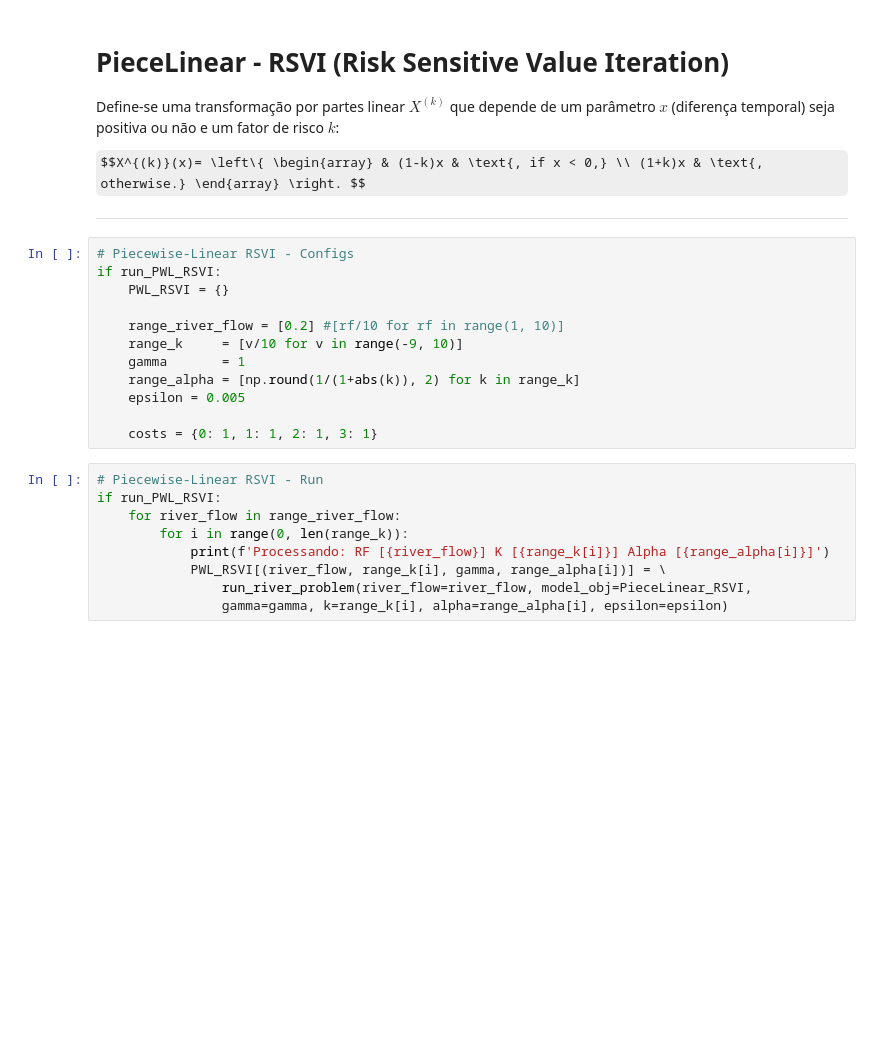
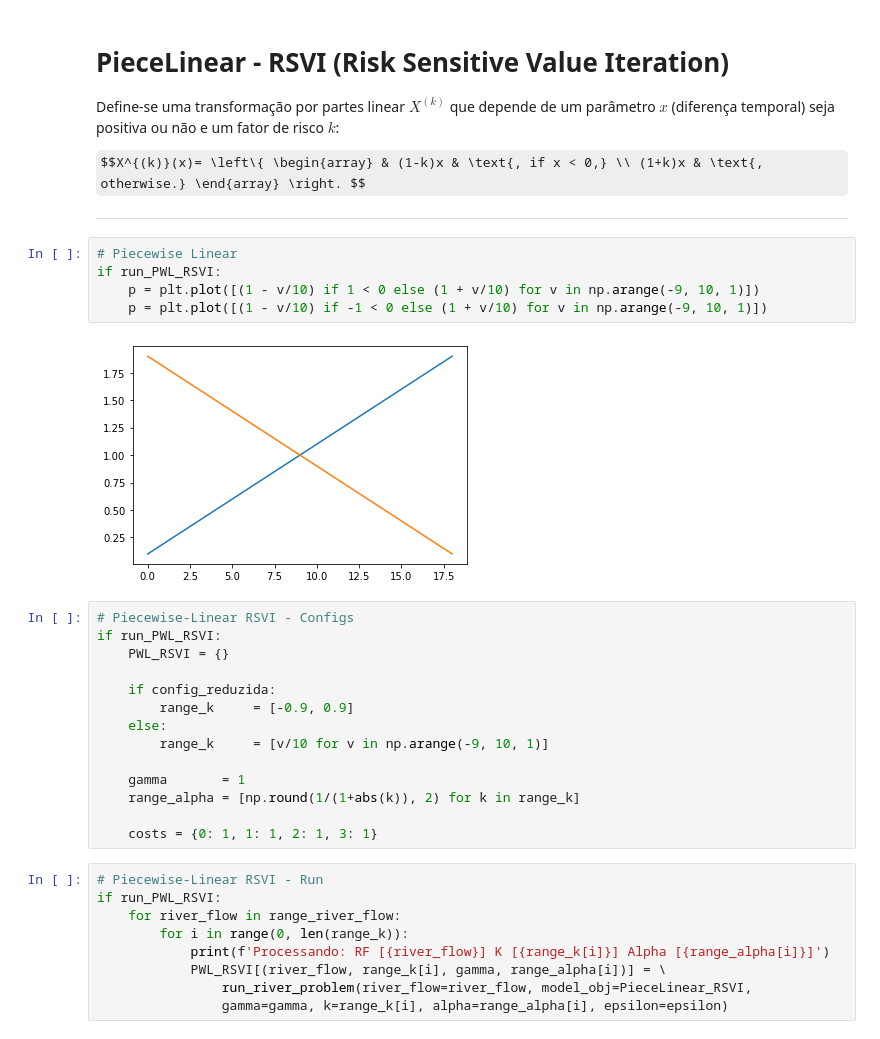
Before and after one commit to igormiyamura/ppgsi_riskaverse_rl, a Jupyter notebook: notebooks/1_Experimentos.ipynb, the cells around one changed output. Saved outputs shown, nothing was run; the diff lists cells and outputs as text; some formulas as TeX source; blank space fills up the shorter version.

```diff
--- a/notebooks/1_Experimentos.ipynb
+++ b/notebooks/1_Experimentos.ipynb
@@ -256,16 +285,25 @@ Define-se uma transformação por partes linear $X^{(k)}$ que depende de um par
 $$X^{(k)}(x)= \left\{ \begin{array} & (1-k)x & \text{, if x < 0,} \\ (1+k)x & \text{, otherwise.} \end{array} \right. $$
 
 ---
+# %%
+# Piecewise Linear
+if run_PWL_RSVI:
+    p = plt.plot([(1 - v/10) if 1 < 0 else (1 + v/10) for v in np.arange(-9, 10, 1)])
+    p = plt.plot([(1 - v/10) if -1 < 0 else (1 + v/10) for v in np.arange(-9, 10, 1)])
+# %% [output]
+[figure, added]
 # %%
 # Piecewise-Linear RSVI - Configs
 if run_PWL_RSVI:
     PWL_RSVI = {}
 
-    range_river_flow = [0.2] #[rf/10 for rf in range(1, 10)]
-    range_k     = [v/10 for v in range(-9, 10)]
+    if config_reduzida:
+        range_k     = [-0.9, 0.9]
+    else:
+        range_k     = [v/10 for v in np.arange(-9, 10, 1)]
+
     gamma       = 1
     range_alpha = [np.round(1/(1+abs(k)), 2) for k in range_k]
-    epsilon = 0.005
 
     costs = {0: 1, 1: 1, 2: 1, 3: 1}
 # %%
```
Also changed, not shown: parts of 48 cells of this notebook, 29 other files.
